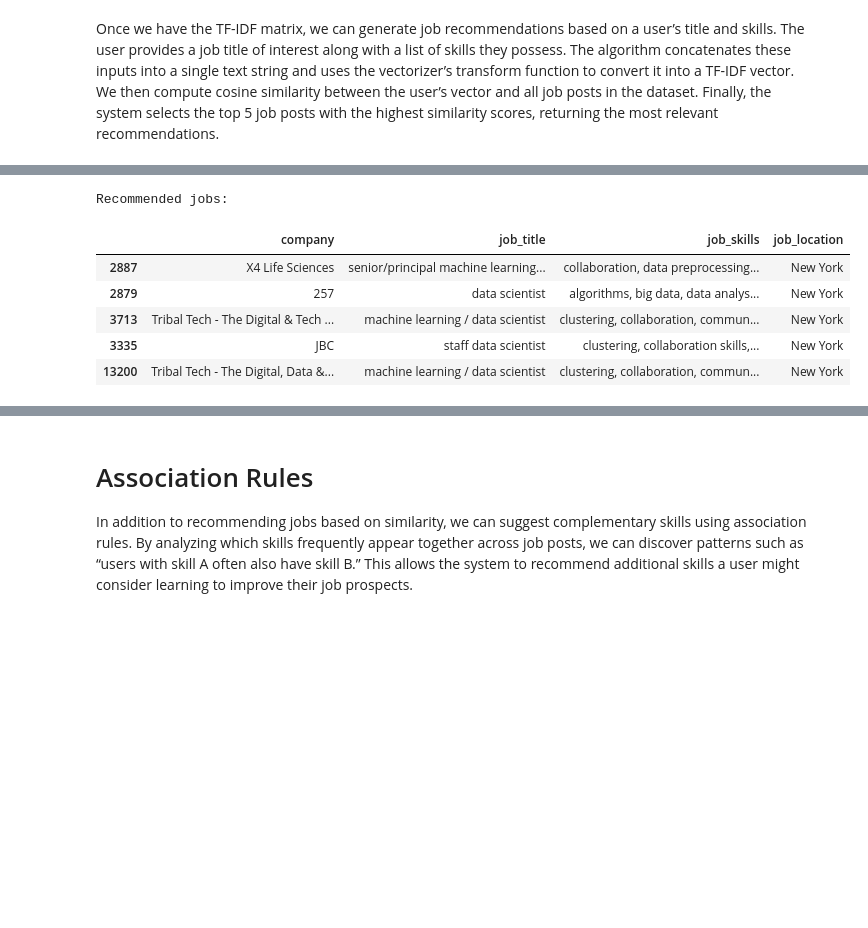
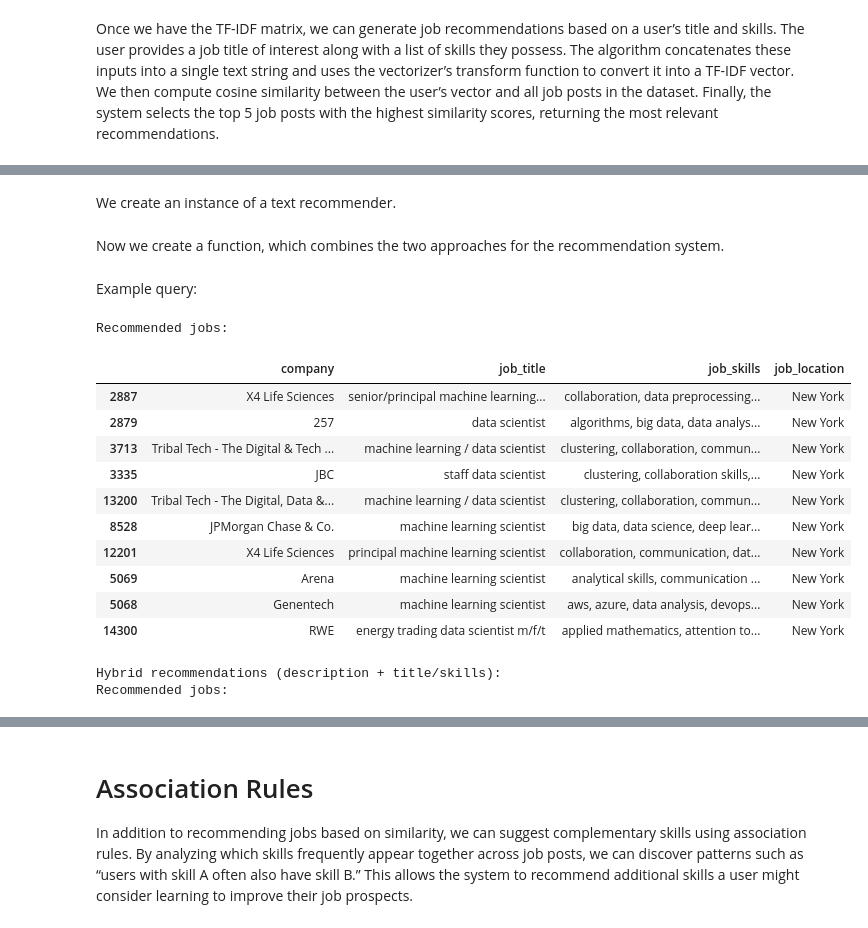
Before and after one commit to tmb2k01/linkedin-rec-sys, a Jupyter notebook: linkedin-rec-sys.ipynb, the cells around one changed output, grey strips where cells are left out. Cells and saved outputs as stored; diff of their text form; code cells hidden in the pictures; blank space fills up the shorter version.

Commit message:
Job Description Based Recommender System

```diff
--- a/linkedin-rec-sys.ipynb
+++ b/linkedin-rec-sys.ipynb
@@ -77,7 +77,7 @@ import pandas as pd
 
 # Load the datasets
 job_skills_df = pd.read_csv('./data/job_skills.csv')
-# job_summary_df = pd.read_csv('./data/job_summary.csv')
+job_summary_df = pd.read_csv('./data/job_summary.csv')
 job_postings_df = pd.read_csv('./data/linkedin_job_postings.csv')
 # %%
 job_skills_df.head()
@@ -101,7 +108,7 @@ job_postings_df.head()
 | 4 | https://www.linkedin.com/jobs/vie... | 2024-01-19 09:45:09.215838+00 | f | f | f | Group/Unit Supervisor (Systems Su... | IRS, Office of Chief Counsel | ... |
 # %%
 jobs_df = pd.merge(job_postings_df, job_skills_df, on='job_link', how='inner')
-#jobs_df = pd.merge(jobs_df, job_summary_df, on='job_link', how='inner')
+jobs_df = pd.merge(jobs_df, job_summary_df, on='job_link', how='inner')
 # %%
 jobs_df.describe()
 # %% [output]
@@ -403,0 +757,16 @@ def recommend(df, query, vectorizer, matrix, top_k=5):
+# %% [markdown]
+We create an instance of a text recommender.
+# %%
+text_rec = TextRecommender(
+    jobs_df=jobs_df,
+    title_col="job_title",
+    desc_col="job_summary",
+    skills_col="job_skills",
+    min_df=5,
+    max_df=0.9,
+    ngram_range=(1, 2),
+    n_lsa_components=150,
+    n_topics=20,
+)
+# %% [markdown]
+Now we create a function, which combines the two approaches for the recommendation system.
@@ -404,11 +867,43 @@ def recommend(df, query, vectorizer, matrix, top_k=5):
+# %% [markdown]
+Example query:
 # %%
+# Query without NLP features (except skills)
 query = {'city': 'New York', 'country': 'United States', 'title': 'Data Scientist', 'skills': ['python', 'machine learning', 'data analysis']}
-recommend(jobs_df, query, vectorizer, matrix, top_k=5)
+recommend(jobs_df, query, vectorizer, matrix, top_k=10)
+
+print()
+
+# Query with NLP features
+description_text = """
+I am looking for a junior machine learning engineer position where I can build,
+train and deploy deep learning models in production. I enjoy working with
+Python, PyTorch, MLOps tools and scalable model pipelines. Ideally in a
+tech company with strong engineering culture.
+"""
+
+hybrid_recommend(
+    df=jobs_df,
+    query=query,
+    description_text=description_text,
+    vectorizer=vectorizer,
+    matrix=matrix,
+    text_rec=text_rec,
+    top_k=10,
+    alpha_text=0.6,
+    alpha_skills=0.4,
+)
 # %% [output]
 Recommended jobs:
 |  | company | job_title | job_skills | job_location |
 | 2887 | X4 Life Sciences | senior/principal machine learning... | collaboration, data preprocessing... | New York |
 | 2879 | 257 | data scientist | algorithms, big data, data analys... | New York |
 | 3713 | Tribal Tech - The Digital & Tech ... | machine learning / data scientist | clustering, collaboration, commun... | New York |
 | 3335 | JBC | staff data scientist | clustering, collaboration skills,... | New York |
 | 13200 | Tribal Tech - The Digital, Data &... | machine learning / data scientist | clustering, collaboration, commun... | New York |
+| 8528 | JPMorgan Chase & Co. | machine learning scientist | big data, data science, deep lear... | New York |
+| 12201 | X4 Life Sciences | principal machine learning scientist | collaboration, communication, dat... | New York |
+| 5069 | Arena | machine learning scientist | analytical skills, communication ... | New York |
+| 5068 | Genentech | machine learning scientist | aws, azure, data analysis, devops... | New York |
+| 14300 | RWE | energy trading data scientist m/f/t | applied mathematics, attention to... | New York |
+Hybrid recommendations (description + title/skills):
+Recommended jobs:
```
Also changed, not shown: parts of 13 cells of this notebook.
